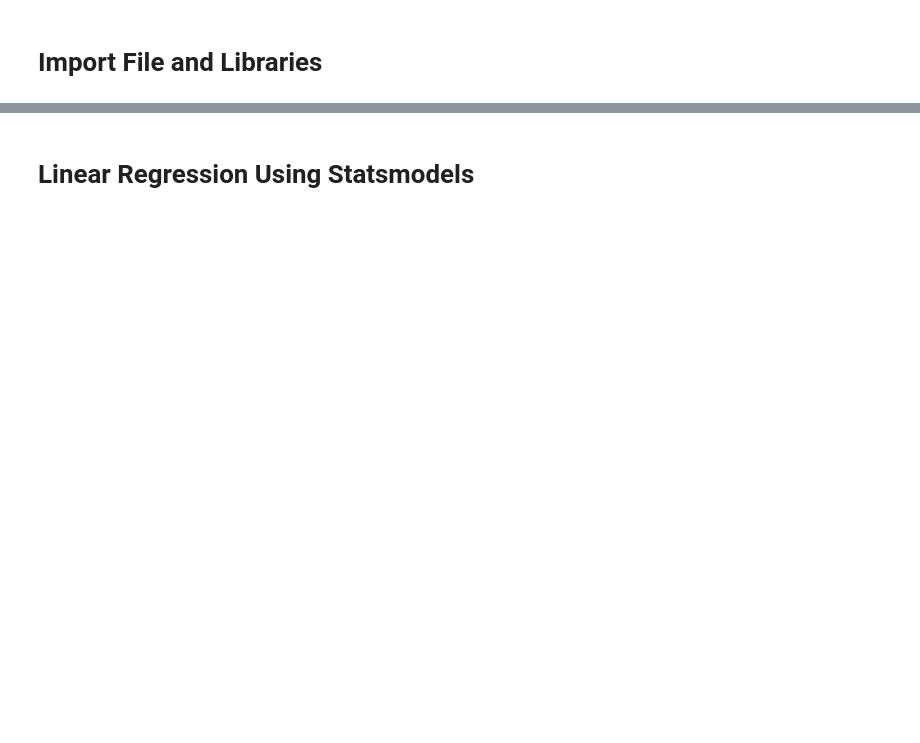
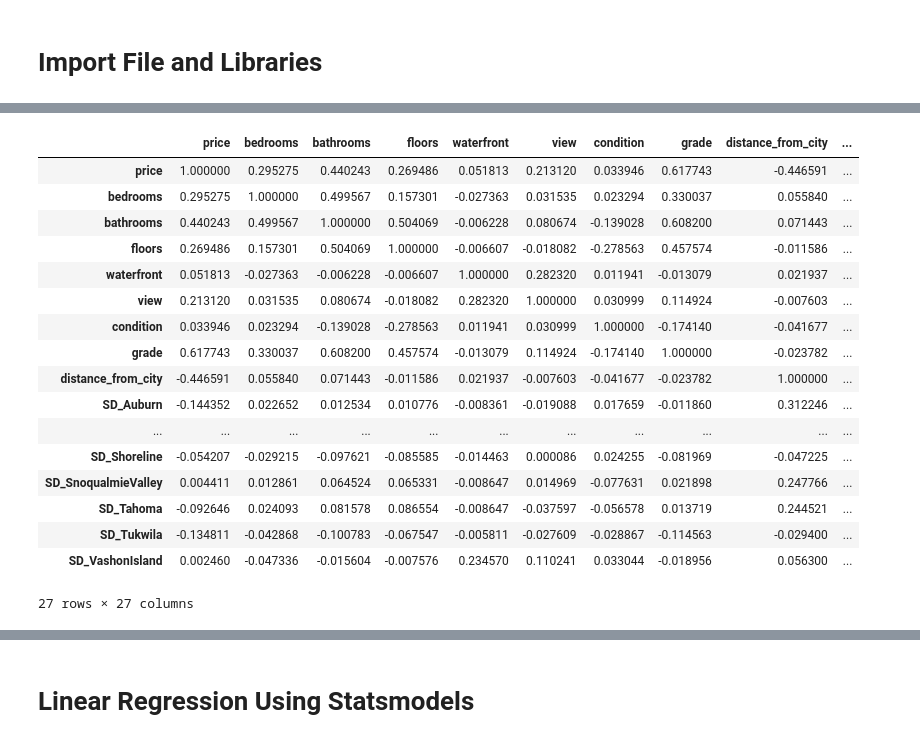
Before and after one commit to joshblumer/dsc-mod-2-project-v2-1-online-ds-sp-000, a Jupyter notebook: Modeling.ipynb, the cells around one changed output, grey strips where cells are left out. Cells and saved outputs as stored; diff of their text form; code cells hidden in the pictures; blank space fills up the shorter version.

```diff
--- a/Modeling.ipynb
+++ b/Modeling.ipynb
@@ -18,0 +27,21 @@ dfh.head()
+# %%
+dfh.corr()
+# %% [output]
+|  | price | bedrooms | bathrooms | floors | waterfront | view | condition | grade | distance_from_city | ... |
+| price | 1.000000 | 0.295275 | 0.440243 | 0.269486 | 0.051813 | 0.213120 | 0.033946 | 0.617743 | -0.446591 | ... |
+| bedrooms | 0.295275 | 1.000000 | 0.499567 | 0.157301 | -0.027363 | 0.031535 | 0.023294 | 0.330037 | 0.055840 | ... |
+| bathrooms | 0.440243 | 0.499567 | 1.000000 | 0.504069 | -0.006228 | 0.080674 | -0.139028 | 0.608200 | 0.071443 | ... |
+| floors | 0.269486 | 0.157301 | 0.504069 | 1.000000 | -0.006607 | -0.018082 | -0.278563 | 0.457574 | -0.011586 | ... |
+| waterfront | 0.051813 | -0.027363 | -0.006228 | -0.006607 | 1.000000 | 0.282320 | 0.011941 | -0.013079 | 0.021937 | ... |
+| view | 0.213120 | 0.031535 | 0.080674 | -0.018082 | 0.282320 | 1.000000 | 0.030999 | 0.114924 | -0.007603 | ... |
+| condition | 0.033946 | 0.023294 | -0.139028 | -0.278563 | 0.011941 | 0.030999 | 1.000000 | -0.174140 | -0.041677 | ... |
+| grade | 0.617743 | 0.330037 | 0.608200 | 0.457574 | -0.013079 | 0.114924 | -0.174140 | 1.000000 | -0.023782 | ... |
+| distance_from_city | -0.446591 | 0.055840 | 0.071443 | -0.011586 | 0.021937 | -0.007603 | -0.041677 | -0.023782 | 1.000000 | ... |
+| SD_Auburn | -0.144352 | 0.022652 | 0.012534 | 0.010776 | -0.008361 | -0.019088 | 0.017659 | -0.011860 | 0.312246 | ... |
+| ... | ... | ... | ... | ... | ... | ... | ... | ... | ... | ... |
+| SD_Shoreline | -0.054207 | -0.029215 | -0.097621 | -0.085585 | -0.014463 | 0.000086 | 0.024255 | -0.081969 | -0.047225 | ... |
+| SD_SnoqualmieValley | 0.004411 | 0.012861 | 0.064524 | 0.065331 | -0.008647 | 0.014969 | -0.077631 | 0.021898 | 0.247766 | ... |
+| SD_Tahoma | -0.092646 | 0.024093 | 0.081578 | 0.086554 | -0.008647 | -0.037597 | -0.056578 | 0.013719 | 0.244521 | ... |
+| SD_Tukwila | -0.134811 | -0.042868 | -0.100783 | -0.067547 | -0.005811 | -0.027609 | -0.028867 | -0.114563 | -0.029400 | ... |
+| SD_VashonIsland | 0.002460 | -0.047336 | -0.015604 | -0.007576 | 0.234570 | 0.110241 | 0.033044 | -0.018956 | 0.056300 | ... |
+27 rows × 27 columns
```
Also changed, not shown: parts of 17 cells of this notebook, 6 other files.
